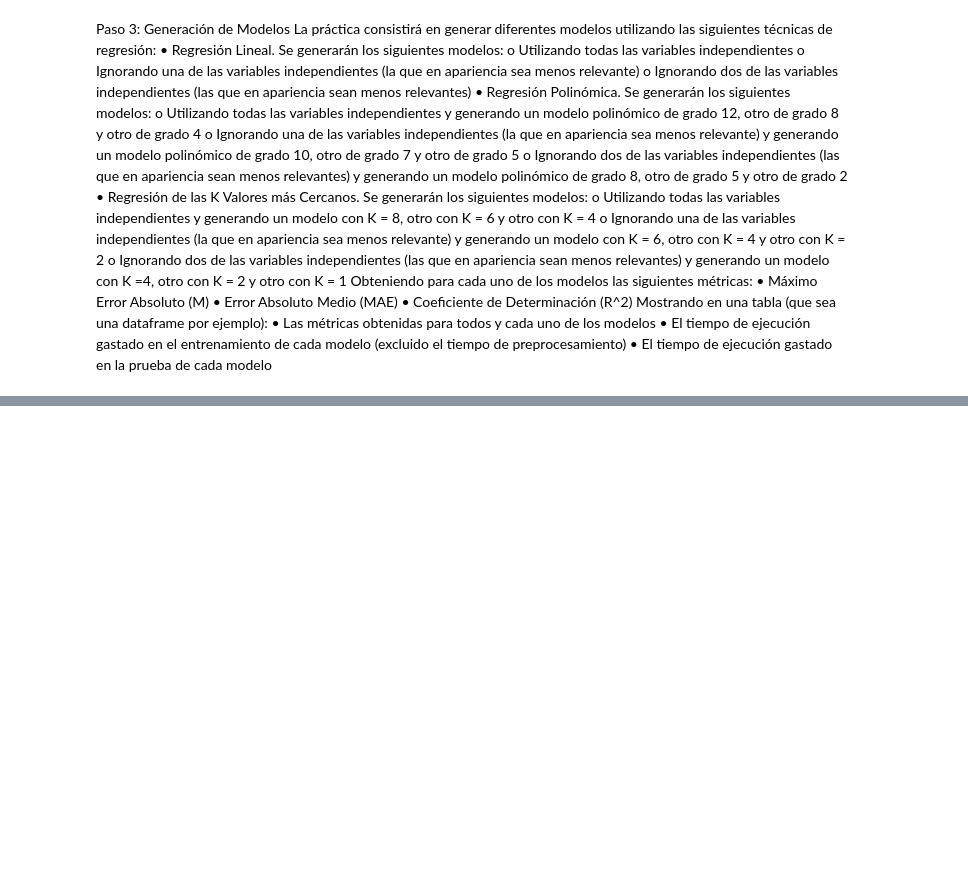
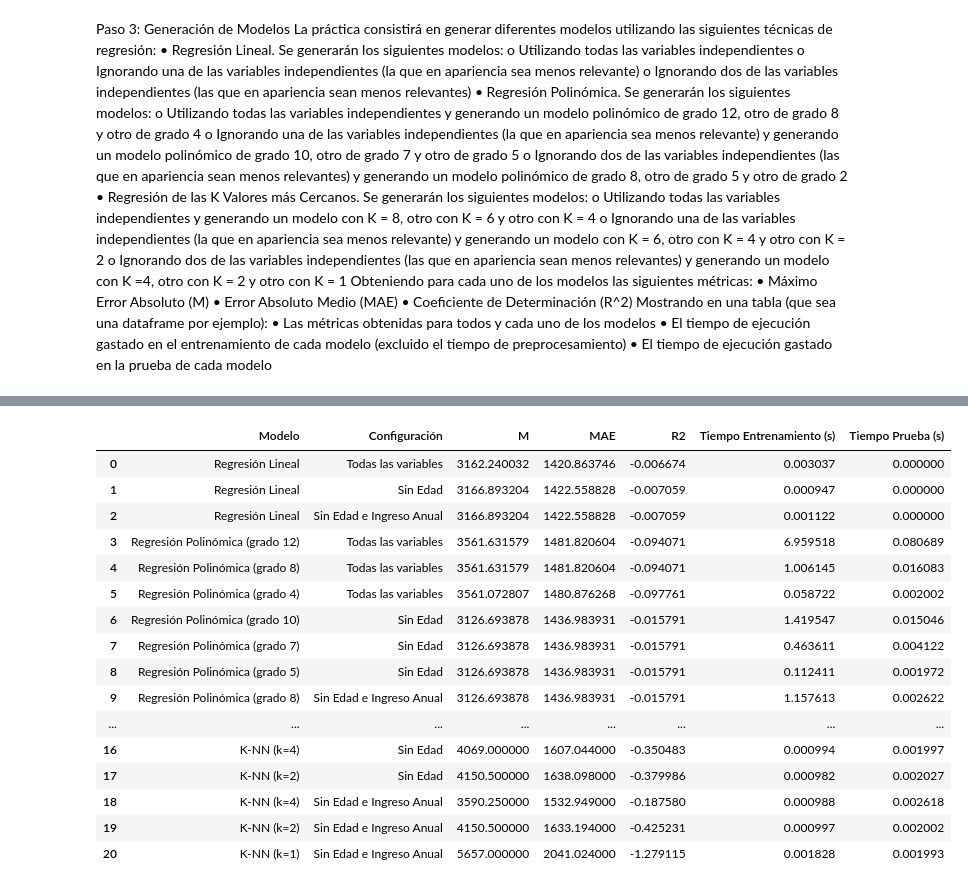
Before and after one commit to BigChunguus/ClaseIABD, a Jupyter notebook: Ignacio/proyecto_pedido.ipynb, the cells around one changed output, grey strips where cells are left out. Saved outputs shown, nothing was run; the diff lists cells and outputs as text; code cells hidden in the pictures; blank space fills up the shorter version.

```diff
--- a/Ignacio/proyecto_pedido.ipynb
+++ b/Ignacio/proyecto_pedido.ipynb
@@ -187,0 +311,29 @@ results_df
+# %%
+# Unir todos los resultados obtenidos en las celdas anteriores
+resultados_totales = resultados_lineales + resultados_polinomicos + resultados_knn
+
+# Crear el DataFrame de resultados
+df_resultados = pd.DataFrame(resultados_totales, columns=[
+    'Modelo', 'Configuración', 'M', 'MAE', 'R2', 'Tiempo Entrenamiento (s)', 'Tiempo Prueba (s)'
+])
+
+# Mostrar los resultados
+df_resultados
+# %% [output]
+|  | Modelo | Configuración | M | MAE | R2 | Tiempo Entrenamiento (s) | Tiempo Prueba (s) |
+| 0 | Regresión Lineal | Todas las variables | 3162.240032 | 1420.863746 | -0.006674 | 0.003037 | 0.000000 |
+| 1 | Regresión Lineal | Sin Edad | 3166.893204 | 1422.558828 | -0.007059 | 0.000947 | 0.000000 |
+| 2 | Regresión Lineal | Sin Edad e Ingreso Anual | 3166.893204 | 1422.558828 | -0.007059 | 0.001122 | 0.000000 |
+| 3 | Regresión Polinómica (grado 12) | Todas las variables | 3561.631579 | 1481.820604 | -0.094071 | 6.959518 | 0.080689 |
+| 4 | Regresión Polinómica (grado 8) | Todas las variables | 3561.631579 | 1481.820604 | -0.094071 | 1.006145 | 0.016083 |
+| 5 | Regresión Polinómica (grado 4) | Todas las variables | 3561.072807 | 1480.876268 | -0.097761 | 0.058722 | 0.002002 |
+| 6 | Regresión Polinómica (grado 10) | Sin Edad | 3126.693878 | 1436.983931 | -0.015791 | 1.419547 | 0.015046 |
+| 7 | Regresión Polinómica (grado 7) | Sin Edad | 3126.693878 | 1436.983931 | -0.015791 | 0.463611 | 0.004122 |
+| 8 | Regresión Polinómica (grado 5) | Sin Edad | 3126.693878 | 1436.983931 | -0.015791 | 0.112411 | 0.001972 |
+| 9 | Regresión Polinómica (grado 8) | Sin Edad e Ingreso Anual | 3126.693878 | 1436.983931 | -0.015791 | 1.157613 | 0.002622 |
+| ... | ... | ... | ... | ... | ... | ... | ... |
+| 16 | K-NN (k=4) | Sin Edad | 4069.000000 | 1607.044000 | -0.350483 | 0.000994 | 0.001997 |
+| 17 | K-NN (k=2) | Sin Edad | 4150.500000 | 1638.098000 | -0.379986 | 0.000982 | 0.002027 |
+| 18 | K-NN (k=4) | Sin Edad e Ingreso Anual | 3590.250000 | 1532.949000 | -0.187580 | 0.000988 | 0.002618 |
+| 19 | K-NN (k=2) | Sin Edad e Ingreso Anual | 4150.500000 | 1633.194000 | -0.425231 | 0.000997 | 0.002002 |
+| 20 | K-NN (k=1) | Sin Edad e Ingreso Anual | 5657.000000 | 2041.024000 | -1.279115 | 0.001828 | 0.001993 |
```
Also changed, not shown: parts of 8 cells of this notebook, 29 other files.
